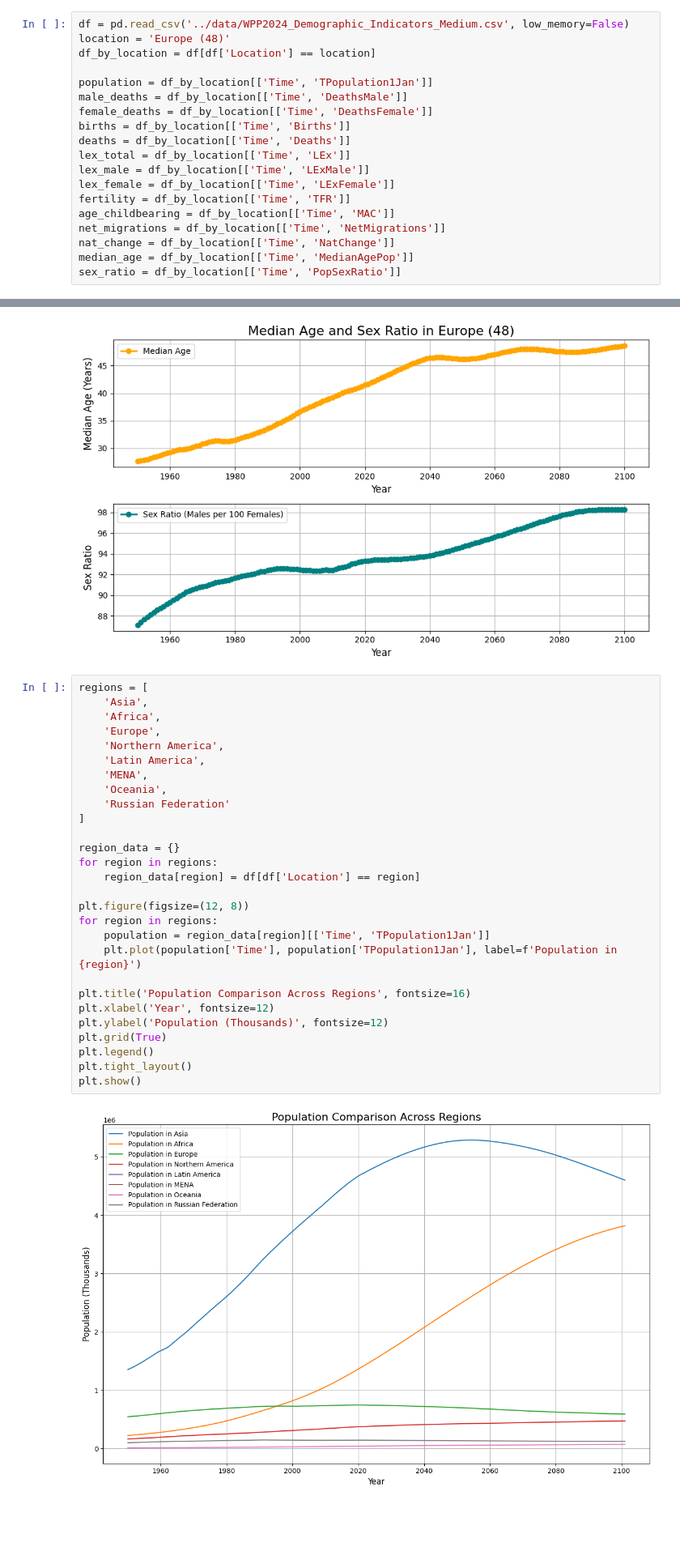
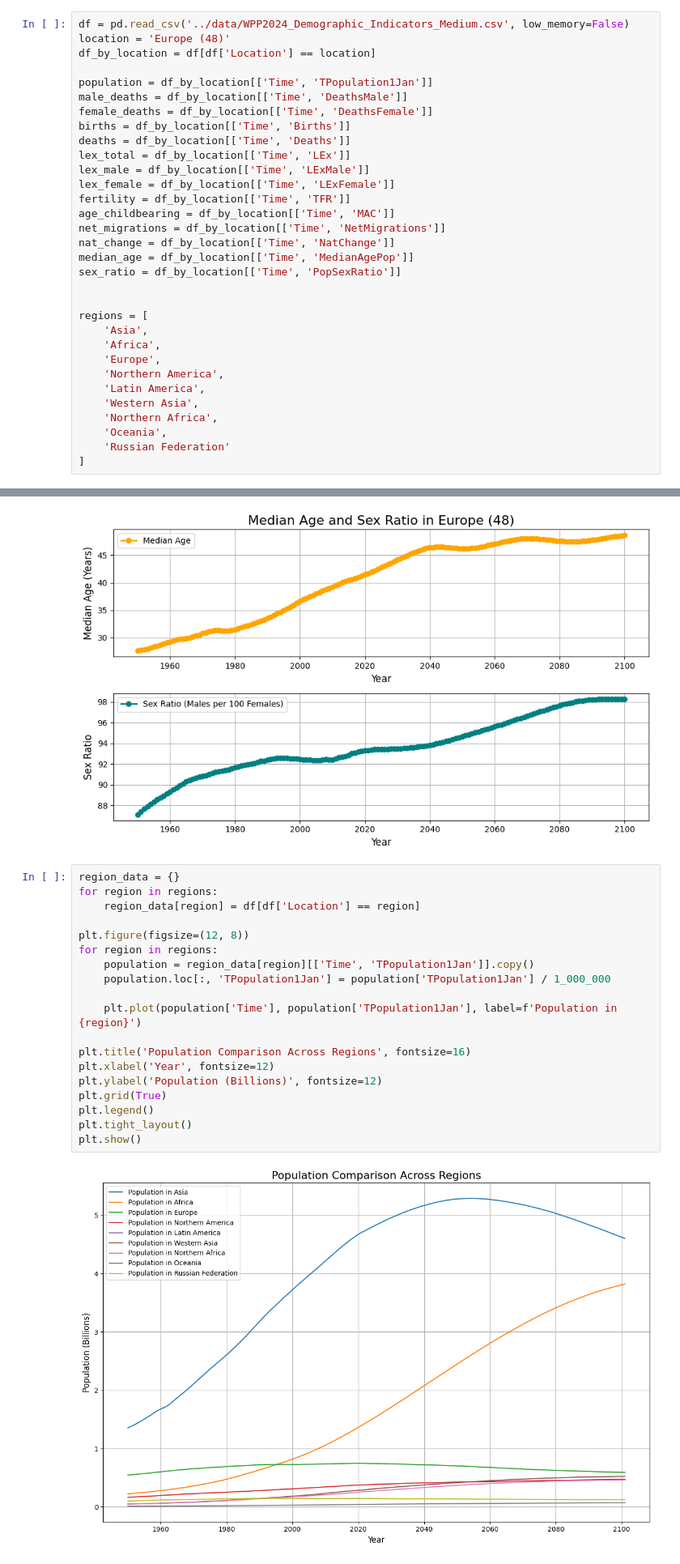
Before and after one commit to Y1-Bit/Population-Insights, a Jupyter notebook: notebooks/population_analysis.ipynb, the cells around one changed output, grey strips where cells are left out. Shown at 81% size. Saved outputs shown, nothing was run; the diff lists cells and outputs as text; blank space fills up the shorter version.

Commit message:
Compare different regions

```diff
--- a/notebooks/population_analysis.ipynb
+++ b/notebooks/population_analysis.ipynb
@@ -22,6 +22,19 @@ net_migrations = df_by_location[['Time', 'NetMigrations']]
 nat_change = df_by_location[['Time', 'NatChange']]
 median_age = df_by_location[['Time', 'MedianAgePop']]
 sex_ratio = df_by_location[['Time', 'PopSexRatio']]
+
+
+regions = [
+    'Asia',
+    'Africa',
+    'Europe',
+    'Northern America',
+    'Latin America',
+    'Western Asia',
+    'Northern Africa',
+    'Oceania',
+    'Russian Federation'
+]
 # %%
 plt.figure(figsize=(12, 8))
 
@@ -123,32 +136,23 @@ plt.show()
 # %% [output]
 [figure]
 # %%
-regions = [
-    'Asia',
-    'Africa',
-    'Europe',
-    'Northern America',
-    'Latin America',
-    'MENA',
-    'Oceania',
-    'Russian Federation'
-]
-
 region_data = {}
 for region in regions:
     region_data[region] = df[df['Location'] == region]
 
 plt.figure(figsize=(12, 8))
 for region in regions:
-    population = region_data[region][['Time', 'TPopulation1Jan']]
+    population = region_data[region][['Time', 'TPopulation1Jan']].copy()
+    population.loc[:, 'TPopulation1Jan'] = population['TPopulation1Jan'] / 1_000_000
+
     plt.plot(population['Time'], population['TPopulation1Jan'], label=f'Population in {region}')
 
 plt.title('Population Comparison Across Regions', fontsize=16)
 plt.xlabel('Year', fontsize=12)
-plt.ylabel('Population (Thousands)', fontsize=12)
+plt.ylabel('Population (Billions)', fontsize=12)
 plt.grid(True)
 plt.legend()
 plt.tight_layout()
 plt.show()
 # %% [output]
-[figure, old version]
+[figure, new version]
```
Also changed, not shown: parts of 1 cell of this notebook.
